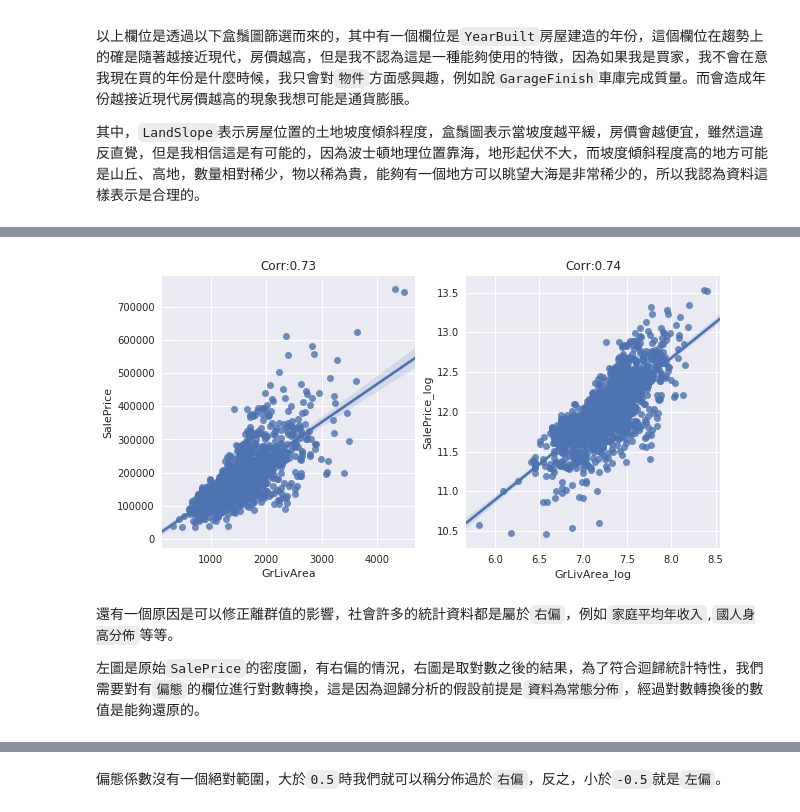
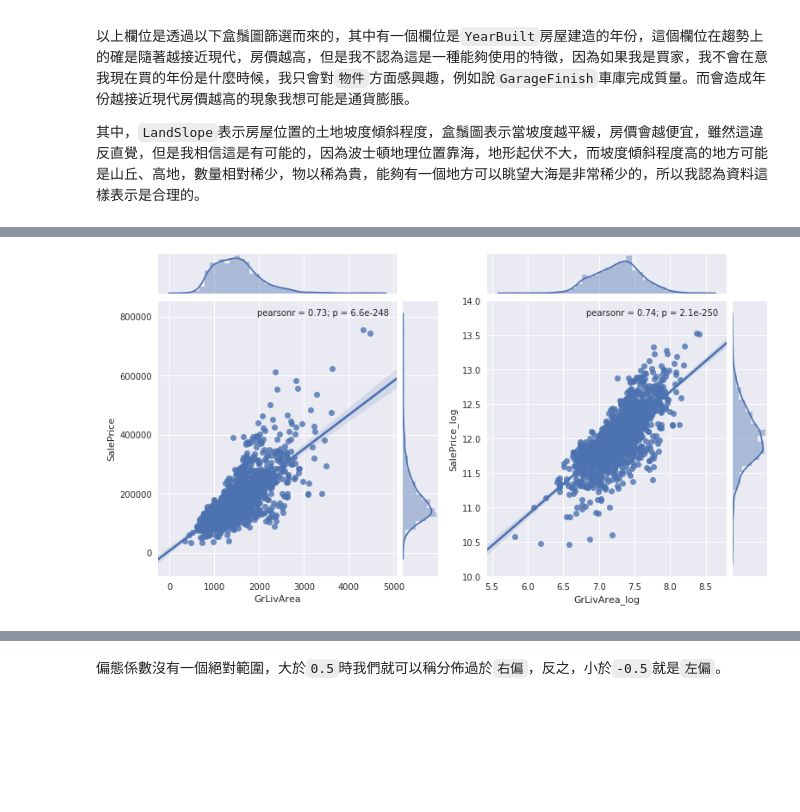
Before and after one commit to R7788380/AIA_HousePredict, a Jupyter notebook: AIA_houseprice.ipynb, the cells around one changed output, grey strips where cells are left out. Cells and saved outputs as stored; diff of their text form; code cells hidden in the pictures; blank space fills up the shorter version.

```diff
--- a/AIA_houseprice.ipynb
+++ b/AIA_houseprice.ipynb
@@ -219,7 +220,7 @@ def fill_nan(data):
     data['BsmtCond'] = data['BsmtCond'].fillna('TA')
     data['BsmtExposure'] = data['BsmtExposure'].fillna('No')
     data['BsmtFinType1'] = data['BsmtFinType1'].fillna('Unf')
-    data['BsmtFinType2'] = data.fillna('Unf')
+    data['BsmtFinType2'] = data['BsmtFinType2'].fillna('Unf')
     data['Electrical'] = data['Electrical'].fillna('SBrkr')
     data['FireplaceQu'] = data['FireplaceQu'].fillna('missing')
     data['GarageType'] = data['GarageType'].fillna('Attchd')
@@ -332,18 +333,3 @@ SaleCondition : ['Normal' 'Abnorml' 'Partial' 'AdjLand' 'Alloca' 'Family']
 * `OverallQual`：`[1, 2, 3, 4, 5, 6, 7, 8, 9, 10]`
 
 * `OverallCond`：`[1, 2, 3, 4, 5, 6, 7, 8, 9]`
-# %%
-from sklearn.preprocessing import LabelEncoder
-alldata['MSSubClass'] = alldata['MSSubClass'].astype(str)
-alldata['OverallQual'] = alldata['OverallQual'].astype(str)
-alldata['OverallCond'] = alldata['OverallCond'].astype(str)
-alldata['YearRemodAdd'] = alldata['YearRemodAdd'].astype(str)
-alldata['MoSold'] = alldata['MoSold'].astype(str)
-cols = ['Street','Alley','LandSlope','HouseStyle','ExterQual','ExterCond','BsmtQual','BsmtCond','HeatingQC','KitchenQual',
-        'FireplaceQu','GarageQual','GarageCond','PoolQC','Foundation','BsmtExposure','BsmtFinType1','BsmtFinType2','CentralAir',
-        'Functional','GarageFinish','PavedDrive','Fence','MSSubClass','OverallQual','OverallCond','YearRemodAdd','MoSold','Heating']
-
-for col in cols:
-    lbender = LabelEncoder()
-    lbender.fit(list(alldata[col].values))
-    alldata[col] = lbender.transform(list(alldata[col].values))
@@ -403,7 +424,7 @@ plotdd['SalePrice'] = train.SalePrice
 # %%
 rcParams['figure.figsize'] = (15,30)
 fig, axes = plt.subplots(11,2)
-sns.set(color_codes=True)
+sns.set()
 for i in range(len(continuous)):
     if i < 11:
         pp = sns.regplot(data=plotdd, x=continuous[i], y='SalePrice', ax=axes[i,0])
@@ -494,21 +527,21 @@ for i in range(len(discrete2)):
 # %%
+from scipy.stats import zscore
 example = plotdd.copy()
 example['SalePrice_log'] = np.log1p(example['SalePrice'])
 example['GrLivArea_log'] = np.log1p(example['GrLivArea'])
 
 sns.set()
-rcParams['figure.figsize'] = (10,5)
-plt.subplot(1,2,1)
-pp = sns.regplot(x='GrLivArea',y='SalePrice',data=example)
-pp.set_title('Corr:%.2f' % np.corrcoef(example['SalePrice'],example['GrLivArea'])[0,1])
+import matplotlib.gridspec as gridspec
+import SeabornFig2Grid as sfg
+pp = sns.jointplot(x='GrLivArea',y='SalePrice',data=example,kind='reg')
+pp2 = sns.jointplot(x='GrLivArea_log',y='SalePrice_log',data=example,kind='reg')
 
-plt.subplot(1,2,2)
-pp2 = sns.regplot(x='GrLivArea_log',y='SalePrice_log',data=example)
-pp2.set_title('Corr:%.2f' % np.corrcoef(example['SalePrice_log'],example['GrLivArea_log'])[0,1])
+fig = plt.figure(figsize=(11,6))
+gs = gridspec.GridSpec(1,2)
+
+sfg.SeabornFig2Grid(pp, fig, gs[0])
+sfg.SeabornFig2Grid(pp2, fig, gs[1])
+plt.tight_layout()
 plt.show()
 # %% [output]
-[figure, old version]
+[figure, new version]
-# %% [markdown]
-還有一個原因是可以修正離群值的影響，社會許多的統計資料都是屬於`右偏`，例如`家庭平均年收入`,`國人身高分佈`等等。
-
-左圖是原始`SalePrice`的密度圖，有右偏的情況，右圖是取對數之後的結果，為了符合迴歸統計特性，我們需要對有`偏態`的欄位進行對數轉換，這是因為迴歸分析的假設前提是`資料為常態分佈`，經過對數轉換後的數值是能夠還原的。
```
Also changed, not shown: parts of 30 cells of this notebook, 2 other files.
